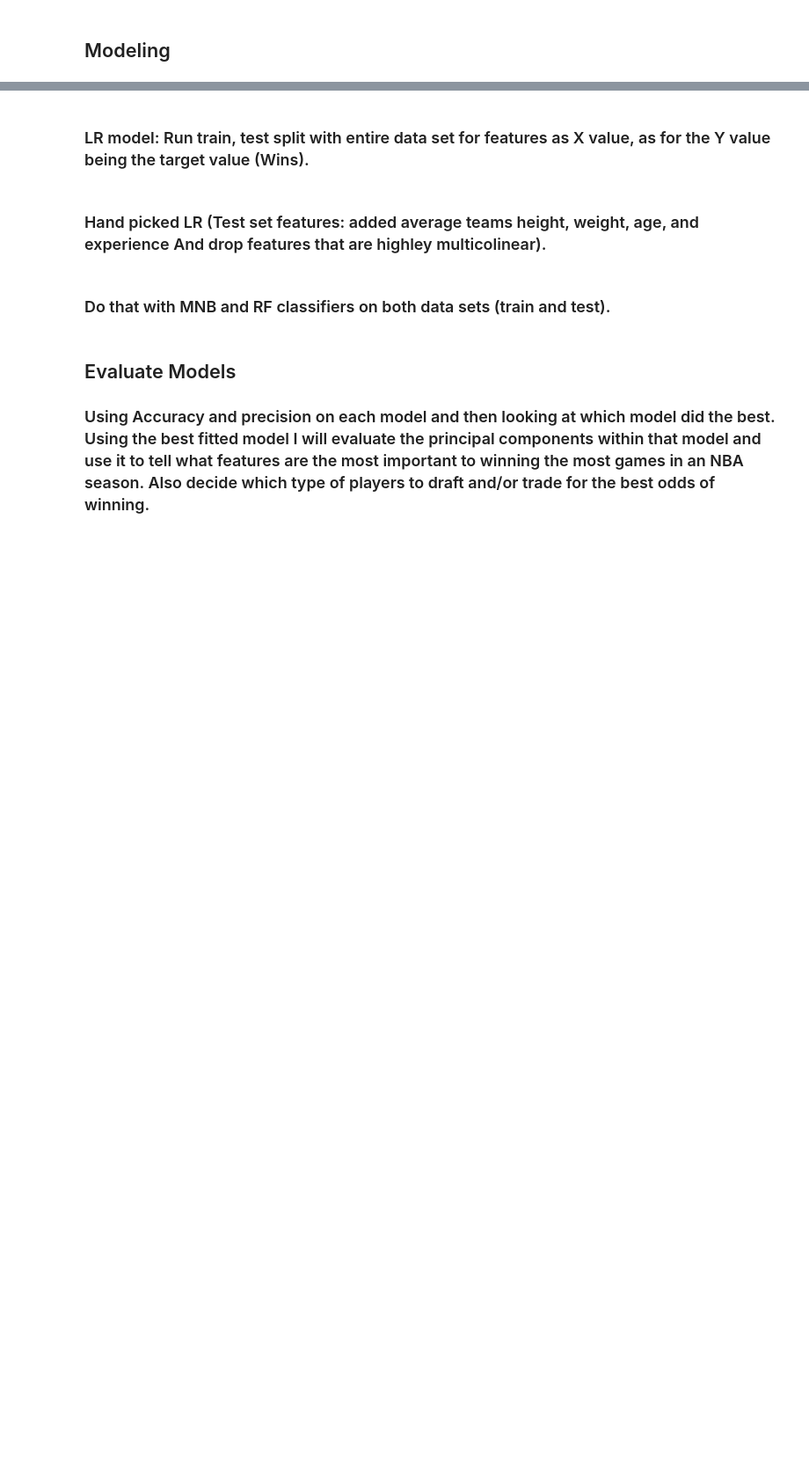
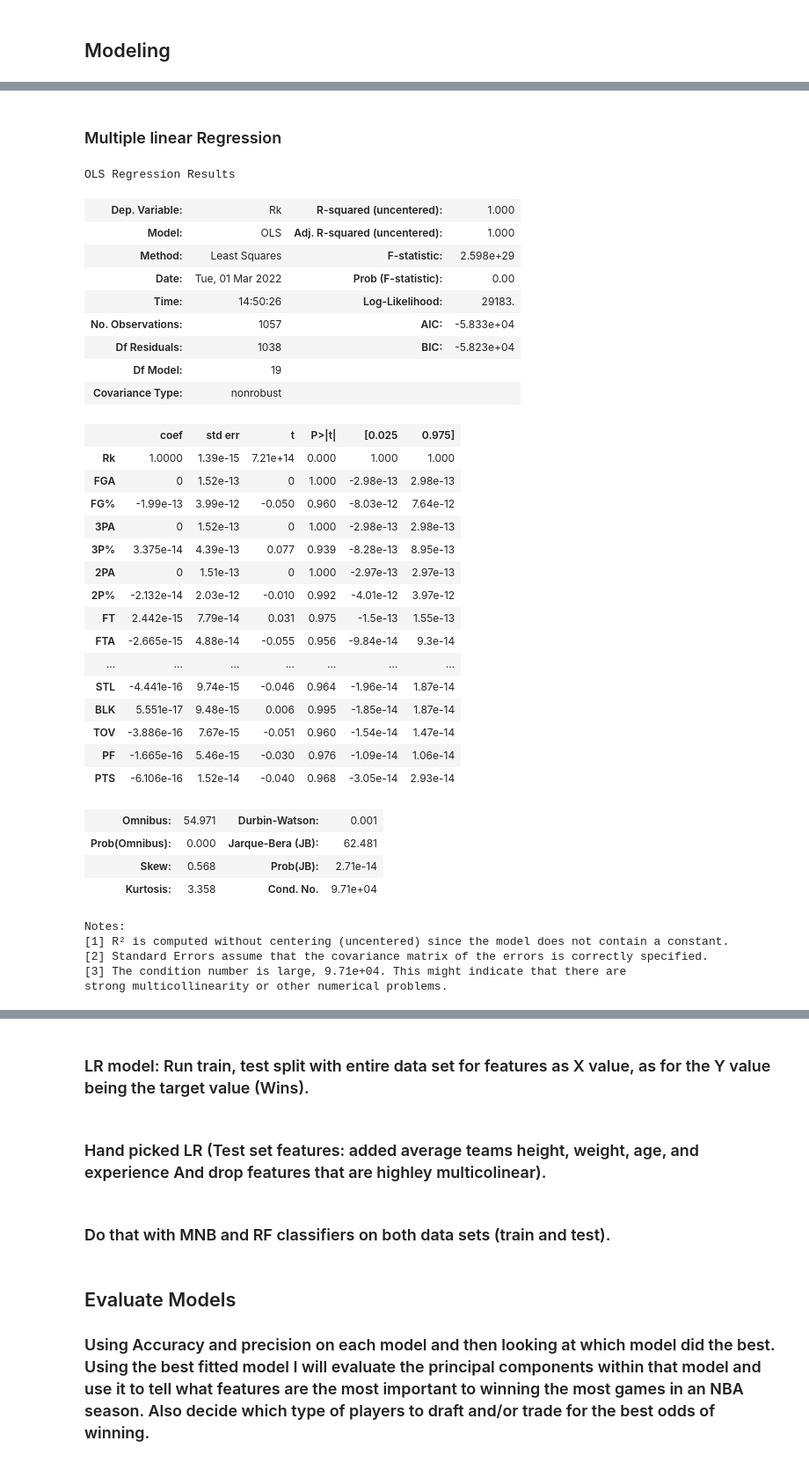
Before and after one commit to HarperJ102986/NBA_Season_Wins, a Jupyter notebook: NBA_Season_Wins.ipynb, the cells around one changed output, grey strips where cells are left out. Shown: that part at 88% size. Drawn from its saved outputs; the diff is of its cells as text; code cells hidden in the pictures; blank space fills up the shorter version.

Commit message:
OLS Regression

```diff
--- a/NBA_Season_Wins.ipynb
+++ b/NBA_Season_Wins.ipynb
@@ -213,2 +254,6 @@ sns.heatmap(df, annot=True)
 # %% [markdown]
 ## Modeling
+# %%
+endog = frame['Rk']
+exog = sm.add_constant(frame['PTS'])
+lin_reg_model = sm.OLS(endog, exog)
@@ -214,0 +297,45 @@ sns.heatmap(df, annot=True)
+# %% [markdown]
+### Multiple linear Regression
+# %%
+X = frame.drop(['Team', 'MP', 'G', 'FG', '3P', '2P'], axis=1)
+y = frame['Rk']
+# %%
+MR_model = sm.OLS(endog=y, exog=X).fit()
+# %%
+MR_model.summary()
+# %% [output]
+OLS Regression Results
+| Dep. Variable: | Rk | R-squared (uncentered): | 1.000 |
+| Model: | OLS | Adj. R-squared (uncentered): | 1.000 |
+| Method: | Least Squares | F-statistic: | 2.598e+29 |
+| Date: | Tue, 01 Mar 2022 | Prob (F-statistic): | 0.00 |
+| Time: | 14:50:26 | Log-Likelihood: | 29183. |
+| No. Observations: | 1057 | AIC: | -5.833e+04 |
+| Df Residuals: | 1038 | BIC: | -5.823e+04 |
+| Df Model: | 19 |  |  |
+| Covariance Type: | nonrobust |  |  |
+|  | coef | std err | t | P>|t| | [0.025 | 0.975] |
+| Rk | 1.0000 | 1.39e-15 | 7.21e+14 | 0.000 | 1.000 | 1.000 |
+| FGA | 0 | 1.52e-13 | 0 | 1.000 | -2.98e-13 | 2.98e-13 |
+| FG% | -1.99e-13 | 3.99e-12 | -0.050 | 0.960 | -8.03e-12 | 7.64e-12 |
+| 3PA | 0 | 1.52e-13 | 0 | 1.000 | -2.98e-13 | 2.98e-13 |
+| 3P% | 3.375e-14 | 4.39e-13 | 0.077 | 0.939 | -8.28e-13 | 8.95e-13 |
+| 2PA | 0 | 1.51e-13 | 0 | 1.000 | -2.97e-13 | 2.97e-13 |
+| 2P% | -2.132e-14 | 2.03e-12 | -0.010 | 0.992 | -4.01e-12 | 3.97e-12 |
+| FT | 2.442e-15 | 7.79e-14 | 0.031 | 0.975 | -1.5e-13 | 1.55e-13 |
+| FTA | -2.665e-15 | 4.88e-14 | -0.055 | 0.956 | -9.84e-14 | 9.3e-14 |
+| ... | ... | ... | ... | ... | ... | ... |
+| STL | -4.441e-16 | 9.74e-15 | -0.046 | 0.964 | -1.96e-14 | 1.87e-14 |
+| BLK | 5.551e-17 | 9.48e-15 | 0.006 | 0.995 | -1.85e-14 | 1.87e-14 |
+| TOV | -3.886e-16 | 7.67e-15 | -0.051 | 0.960 | -1.54e-14 | 1.47e-14 |
+| PF | -1.665e-16 | 5.46e-15 | -0.030 | 0.976 | -1.09e-14 | 1.06e-14 |
+| PTS | -6.106e-16 | 1.52e-14 | -0.040 | 0.968 | -3.05e-14 | 2.93e-14 |
+| Omnibus: | 54.971 | Durbin-Watson: | 0.001 |
+| Prob(Omnibus): | 0.000 | Jarque-Bera (JB): | 62.481 |
+| Skew: | 0.568 | Prob(JB): | 2.71e-14 |
+| Kurtosis: | 3.358 | Cond. No. | 9.71e+04 |
+Notes:
+[1] R² is computed without centering (uncentered) since the model does not contain a constant.
+[2] Standard Errors assume that the covariance matrix of the errors is correctly specified.
+[3] The condition number is large, 9.71e+04. This might indicate that there are
+strong multicollinearity or other numerical problems.
```
Also changed, not shown: parts of 12 cells of this notebook.
